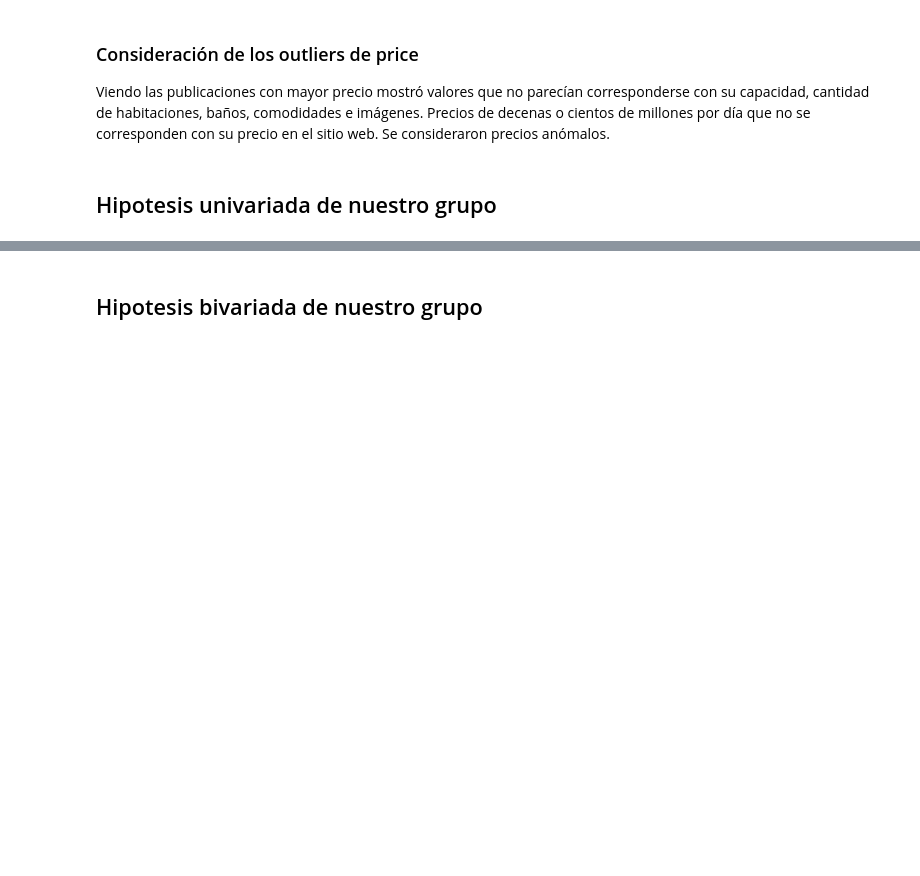
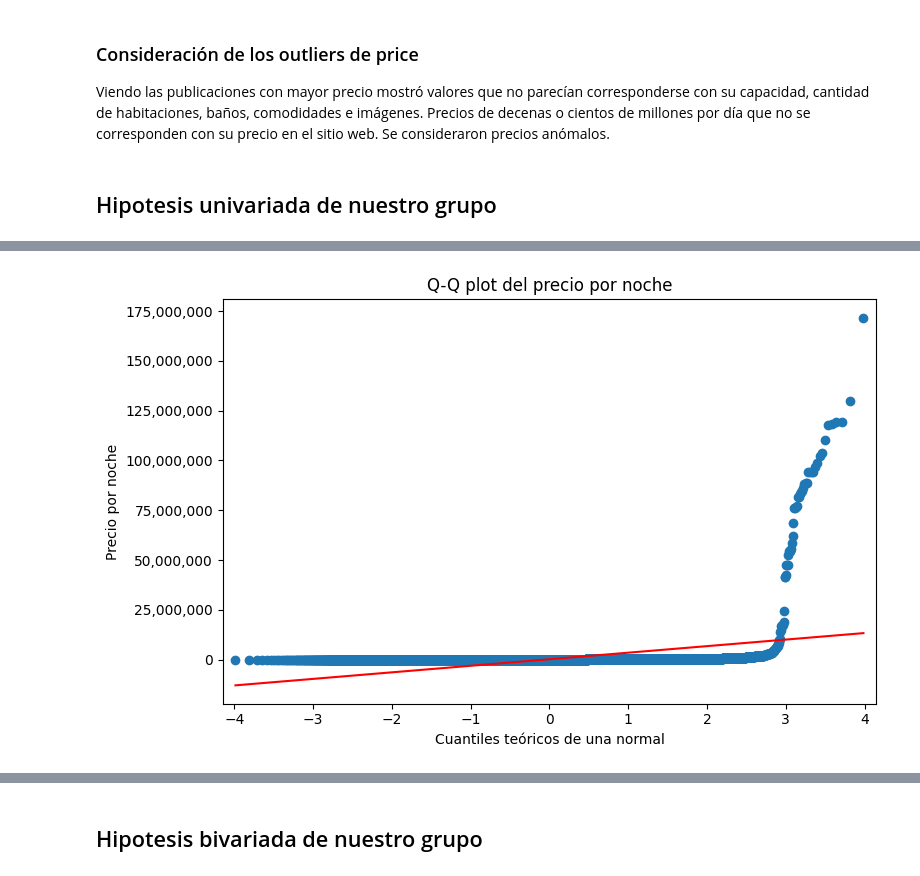
Before and after one commit to ClariflaroCode/TP_fundamentos_grupo30_airbnb, a Jupyter notebook: Entrega.ipynb, the cells around one changed output, grey strips where cells are left out. Drawn from its saved outputs; the diff is of its cells as text; code cells hidden in the pictures; blank space fills up the shorter version.

```diff
--- a/Entrega.ipynb
+++ b/Entrega.ipynb
@@ -136,0 +201,16 @@ df_listing = df_listing.drop(index=df_listing[condicion].index)
+# %%
+from matplotlib.ticker import StrMethodFormatter
+
+fig, ax = plt.subplots(figsize=(8, 5))
+
+sm.qqplot(precios, line="s", ax=ax)
+
+ax.yaxis.set_major_formatter(StrMethodFormatter("{x:,.0f}"))
+ax.set_title("Q-Q plot del precio por noche")
+ax.set_xlabel("Cuantiles teóricos de una normal")
+ax.set_ylabel("Precio por noche")
+
+plt.tight_layout()
+plt.show()
+# %% [output]
+[figure, added]
```
Also changed, not shown: parts of 12 cells of this notebook.
